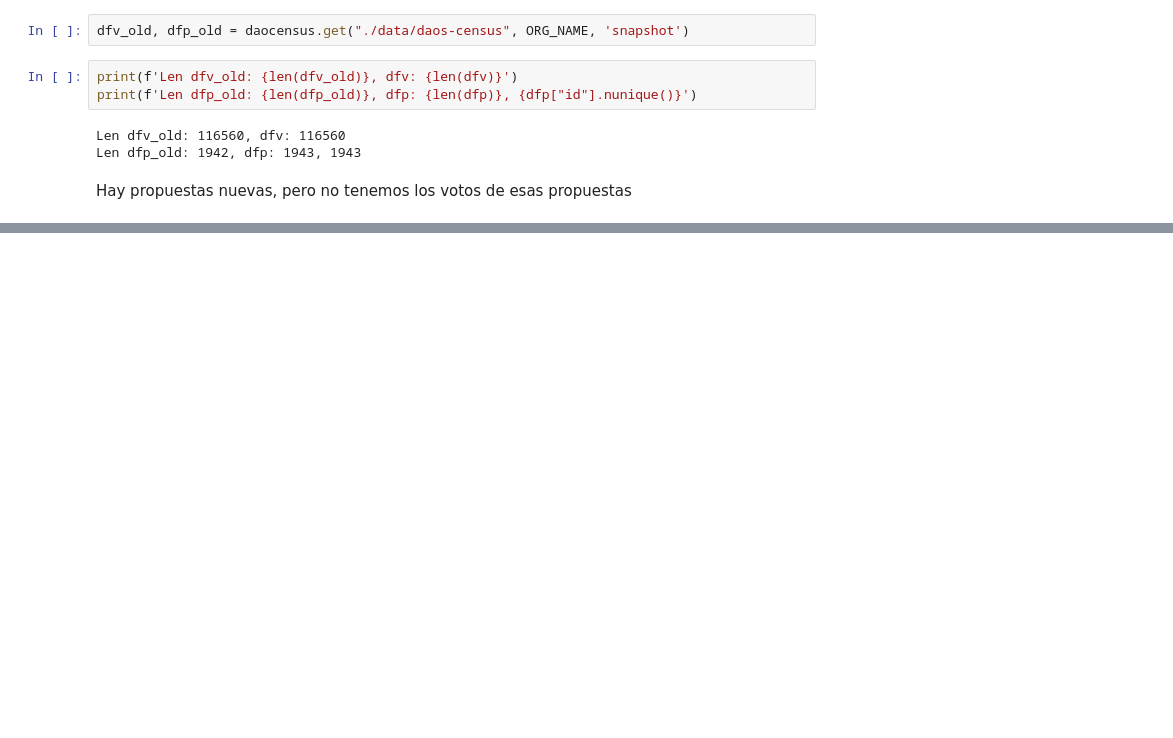
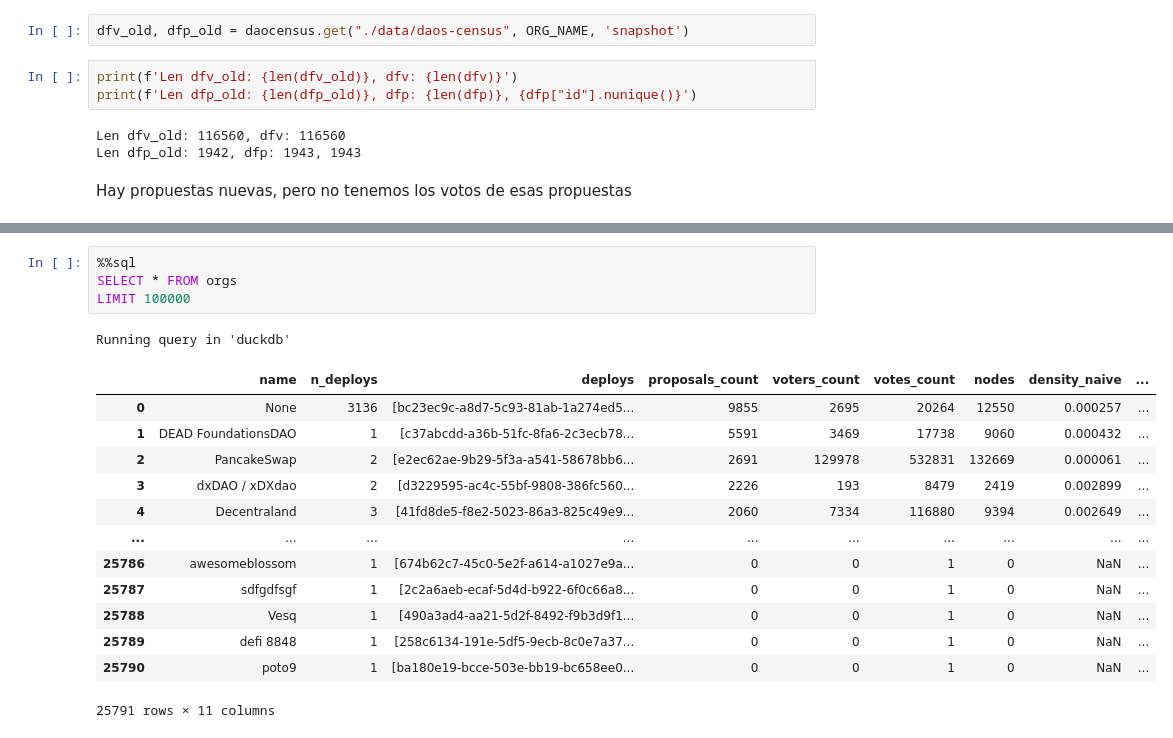
Before and after one commit to daviddavo/upm-tfm-notebooks, a Jupyter notebook: 04b_dao-census-text.ipynb, the cells around one changed output, grey strips where cells are left out. Drawn from its saved outputs; the diff is of its cells as text; blank space fills up the shorter version.

```diff
--- a/04b_dao-census-text.ipynb
+++ b/04b_dao-census-text.ipynb
@@ -47,0 +272,19 @@ new_props
+# %%
+%%sql
+SELECT * FROM orgs
+LIMIT 100000
+# %% [output]
+Running query in 'duckdb'
+|  | name | n_deploys | deploys | proposals_count | voters_count | votes_count | nodes | density_naive | ... |
+| 0 | None | 3136 | [bc23ec9c-a8d7-5c93-81ab-1a274ed5... | 9855 | 2695 | 20264 | 12550 | 0.000257 | ... |
+| 1 | DEAD FoundationsDAO | 1 | [c37abcdd-a36b-51fc-8fa6-2c3ecb78... | 5591 | 3469 | 17738 | 9060 | 0.000432 | ... |
+| 2 | PancakeSwap | 2 | [e2ec62ae-9b29-5f3a-a541-58678bb6... | 2691 | 129978 | 532831 | 132669 | 0.000061 | ... |
+| 3 | dxDAO / xDXdao | 2 | [d3229595-ac4c-55bf-9808-386fc560... | 2226 | 193 | 8479 | 2419 | 0.002899 | ... |
+| 4 | Decentraland | 3 | [41fd8de5-f8e2-5023-86a3-825c49e9... | 2060 | 7334 | 116880 | 9394 | 0.002649 | ... |
+| ... | ... | ... | ... | ... | ... | ... | ... | ... | ... |
+| 25786 | awesomeblossom | 1 | [674b62c7-45c0-5e2f-a614-a1027e9a... | 0 | 0 | 1 | 0 | NaN | ... |
+| 25787 | sdfgdfsgf | 1 | [2c2a6aeb-ecaf-5d4d-b922-6f0c66a8... | 0 | 0 | 1 | 0 | NaN | ... |
+| 25788 | Vesq | 1 | [490a3ad4-aa21-5d2f-8492-f9b3d9f1... | 0 | 0 | 1 | 0 | NaN | ... |
+| 25789 | defi 8848 | 1 | [258c6134-191e-5df5-9ecb-8c0e7a37... | 0 | 0 | 1 | 0 | NaN | ... |
+| 25790 | poto9 | 1 | [ba180e19-bcce-503e-bb19-bc658ee0... | 0 | 0 | 1 | 0 | NaN | ... |
+25791 rows × 11 columns
```
Also changed, not shown: parts of 32 cells of this notebook, 2 other files.
